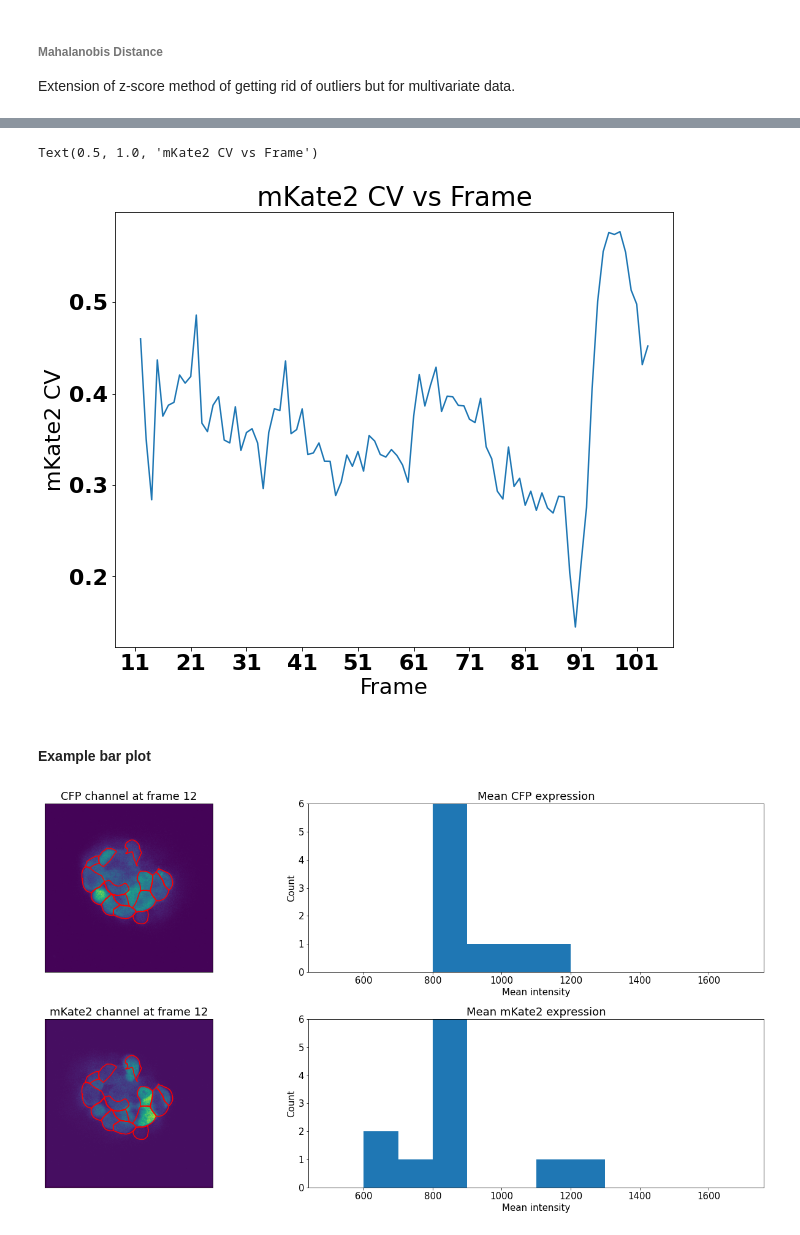
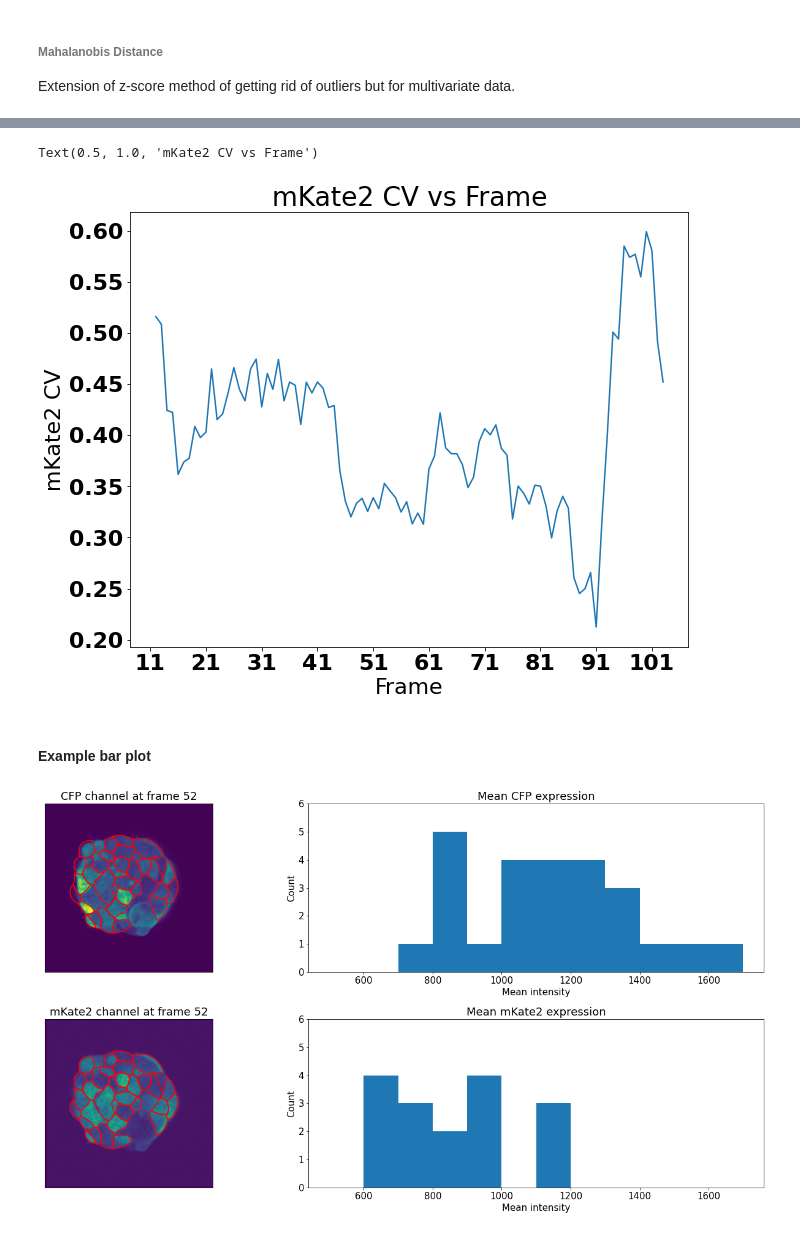
Before and after one commit to degtrdg/spheroid-analysis, a Jupyter notebook: cell_segmentation.ipynb, the cells around one changed output, grey strips where cells are left out. Cells and saved outputs as stored; diff of their text form; code cells hidden in the pictures.

Commit message:
Update segmentation to take best of both channels

```diff
--- a/cell_segmentation.ipynb
+++ b/cell_segmentation.ipynb
@@ -227,11 +268,13 @@ name_of_file = 'plots/cell_scatter_wimg.gif'
 plotting_function = blue_red_cell_scatter
 intrinsics = []
 extrinsics = []
+totals = []
 cv_red = []
 cv_blue = []
 data = {}
 data['intrinsics'] = intrinsics
 data['extrinsics'] = extrinsics
+data['totals'] =totals
 data["cv_red"] = cv_red
 data["cv_blue"] = cv_blue
 data["lim"] = max_limit
@@ -301,7 +339,7 @@ plt.ylabel('mKate2 CV')
 plt.title('mKate2 CV vs Frame')
 # %% [output]
 Text(0.5, 1.0, 'mKate2 CV vs Frame')
-[figure, old version]
+[figure, new version]
 # %% [markdown]
 #### Example bar plot
 # %%
@@ -318,16 +356,22 @@ def plot_cell_mean_hist(file, data):
         'size'   : 15
         }
     plt.rc('font', **font)
+    # red limit
+    dat_red = np.load(f'red/{file}_seg.npy', allow_pickle=True).item()
+    img_red = dat_red['img']
+    # blue limit
+    dat_blue = np.load(f'blue/{file}_seg.npy', allow_pickle=True).item()
+    img_blue = dat_blue['img']
 
-    dat_blue = np.load(f'blue/{file}_seg.npy', allow_pickle=True).item()
-    dat_red = np.load(f'red/{file}_seg.npy', allow_pickle=True).item()
-    # plot image with outlines overlaid in red
-    img_blue = dat_blue['img']
-    img_red = dat_red['img']
-    outlines = utils.outlines_list(dat_blue['masks'])
+    # Use cell_count to pick which channel has the most cells
+    cell_counts = cell_count(file)
+    if cell_counts[0] > cell_counts[1]:
+        outlines = utils.outlines_list(dat_blue['masks'])
+    else:
+        outlines = utils.outlines_list(dat_red['masks'])
+
     masked_imgs_blue = get_cell_masks(img_blue,outlines)
     means_blue = np.array([np.mean(get_pixel_intensities(img_blue, np.where(masked_img > 0))) for masked_img in masked_imgs_blue])
-
     masked_imgs_red = get_cell_masks(img_red,outlines)
     means_red = np.array([np.mean(get_pixel_intensities(img_red, np.where(masked_img > 0))) for masked_img in masked_imgs_red])
 
@@ -344,35 +388,35 @@ def plot_cell_mean_hist(file, data):
     axs[0, 0].set_yticks([])
     axs[0, 0].set_xticks([])
     for o in outlines:
         axs[0, 0].plot(o[:,0], o[:,1], color='r')
 
     axs[0, 1].hist(means_blue, bins = np.arange(500, data['max_limit']*.5 + 100, 100))
     axs[0, 1].set(xlabel='Mean intensity', ylabel='Count')
     axs[0, 1].set_ylim(0,6)
     axs[0, 1].set_title('Mean CFP expression')
 
     axs[1, 0].imshow(img_red)
     axs[1, 0].set_title(f'mKate2 channel at frame {file}')
     axs[1, 0].set_yticks([])
     axs[1, 0].set_xticks([])
     for o in outlines:
         axs[1, 0].plot(o[:,0], o[:,1], color='r')
 
     axs[1, 1].hist(means_red, np.arange(500, data['max_limit']*.5 + 100, 100))
     axs[1, 1].set_ylim(0,6)
     axs[1, 1].set(xlabel='Mean intensity', ylabel='Count')
     axs[1, 1].set_title('Mean mKate2 expression')
 
     fig.tight_layout()
     fig.show()
 
-file = 12
+file = 52
 data = {}
 data['max_limit'] = max_limit
 plot_cell_mean_hist(file, data)
 # plots.create_gif()
 # %% [output]
-[figure, old version]
+[figure, new version]
 # %%
 name_of_file = 'plots/cell_mean_hist.gif'
 plotting_function = plot_cell_mean_hist
```
Also changed, not shown: parts of 16 cells of this notebook, 5 other files.
